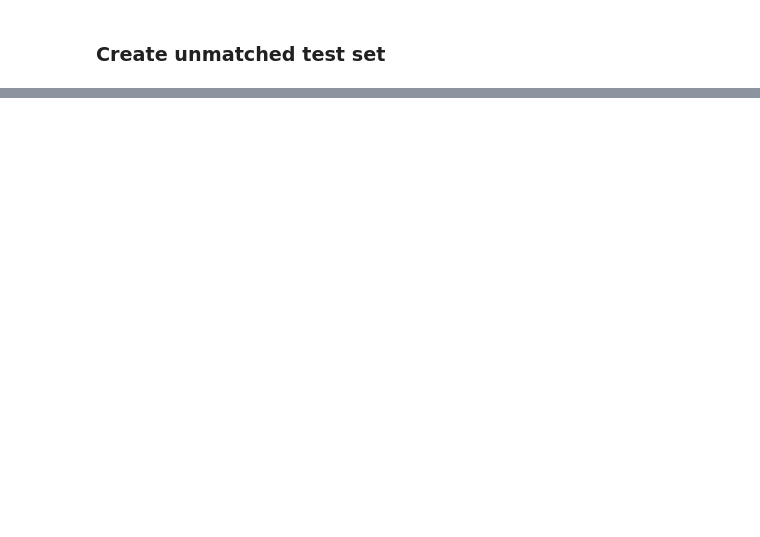
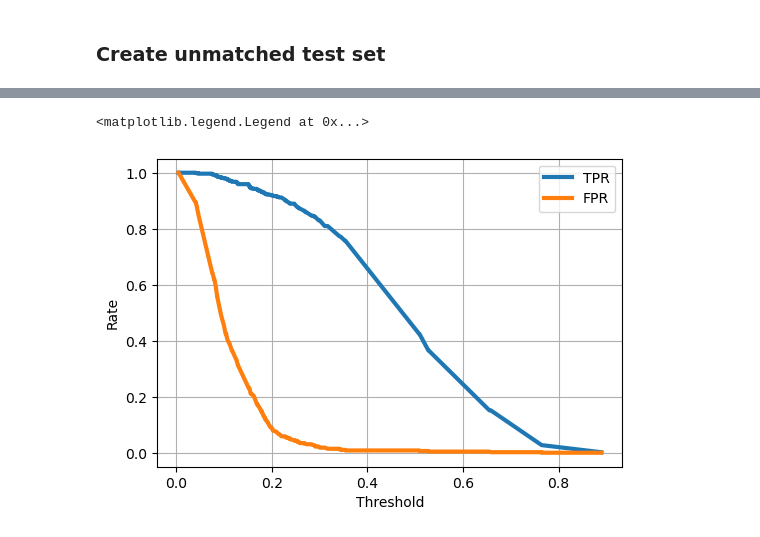
Before and after one commit to DJ-DVSA/facial_recogntion, a Jupyter notebook: notebooks/facial_matching_ROC_Curves.ipynb, the cells around one changed output, grey strips where cells are left out. Cells and saved outputs as stored; diff of their text form; code cells hidden in the pictures; blank space fills up the shorter version.

```diff
--- a/notebooks/facial_matching_ROC_Curves.ipynb
+++ b/notebooks/facial_matching_ROC_Curves.ipynb
@@ -69,0 +98,7 @@ sum(im_features_unique['Race'] == 'indian')
+# %%
+im_features_matched_white = im_features_unique[im_features_unique["Race"] == "white" ]
+
+im_features_matched_white["Path1"] = [im_features[im_features["Name"] == x]["Image"].iloc[0] for x in im_features_matched_white["Name"]]
+im_features_matched_white["Path2"] = [im_features[im_features["Name"] == x]["Image"].iloc[1] for x in im_features_matched_white["Name"]]
+
+im_features_matched_white
@@ -71,0 +146,10 @@ sum(im_features_unique['Race'] == 'indian')
+# %%
+im_features_matched_white_test = pd.DataFrame({"Name1":list(im_features_matched_white["Name"]),
+                                               "Name2":list(im_features_matched_white["Name"]),
+                                               "Image1":list(im_features_matched_white["Path1"]),
+                                               "Image2":list(im_features_matched_white["Path2"])
+                                               } )
+
+im_features_white_test = pd.concat([im_features_matched_white_test, im_features_unmatched_white], axis = 0).reset_index()
+
+im_features_white_test
@@ -71,0 +275,33 @@ sum(im_features_unique['Race'] == 'indian')
+# %%
+fpr, tpr, thresholds = metrics.roc_curve(im_features_white_test['Match'], im_features_white_test['Confidence'], pos_label='Match')
+
+tnr = 1 - fpr
+fnr = 1 - tpr
+
+# axes = plt.subplot()
+# axes.plot(thresholds, tpr)
+# axes.plot(thresholds, fpr)
+# axes.plot(thresholds, tnr)
+# axes.plot(thresholds, fnr)
+
+# axes.set_xlabel('Threshold')
+# axes.set_ylabel('True Positive Rate')
+# axes.grid()
+# plt.legend(["TPR", "FPR", "TNR", "FNR"])
+
+rocfig,rocaxes = plt.subplots(figsize =(6, 4))
+rocaxes.plot(thresholds, tpr, linewidth = 3)
+rocaxes.plot(thresholds, fpr, linewidth = 3)
+rocaxes.set_xlabel('Threshold')
+rocaxes.set_ylabel('Rate')
+rocaxes.grid()
+rocaxes.legend(["TPR", "FPR"])
+
+# rocaxes2 = plt.subplot()
+# rocaxes2.plot(fnr, tnr)
+# rocaxes2.set_xlabel('FNR')
+# rocaxes2.set_ylabel('TNR')
+# rocaxes2.grid()
+# %% [output]
+<matplotlib.legend.Legend at 0x...>
+[figure, added]
```
Also changed, not shown: parts of 17 cells of this notebook, 1 other file.
